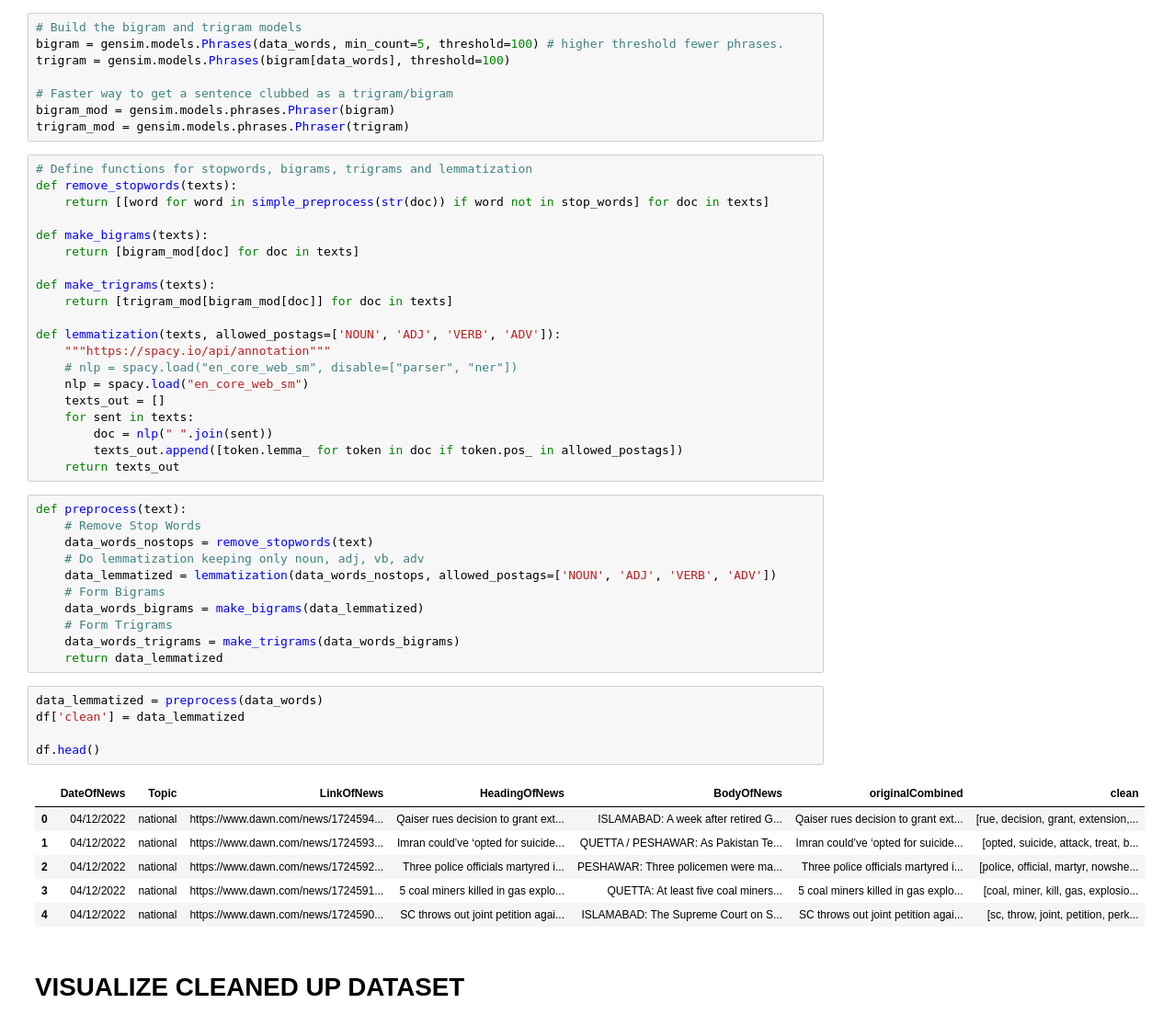
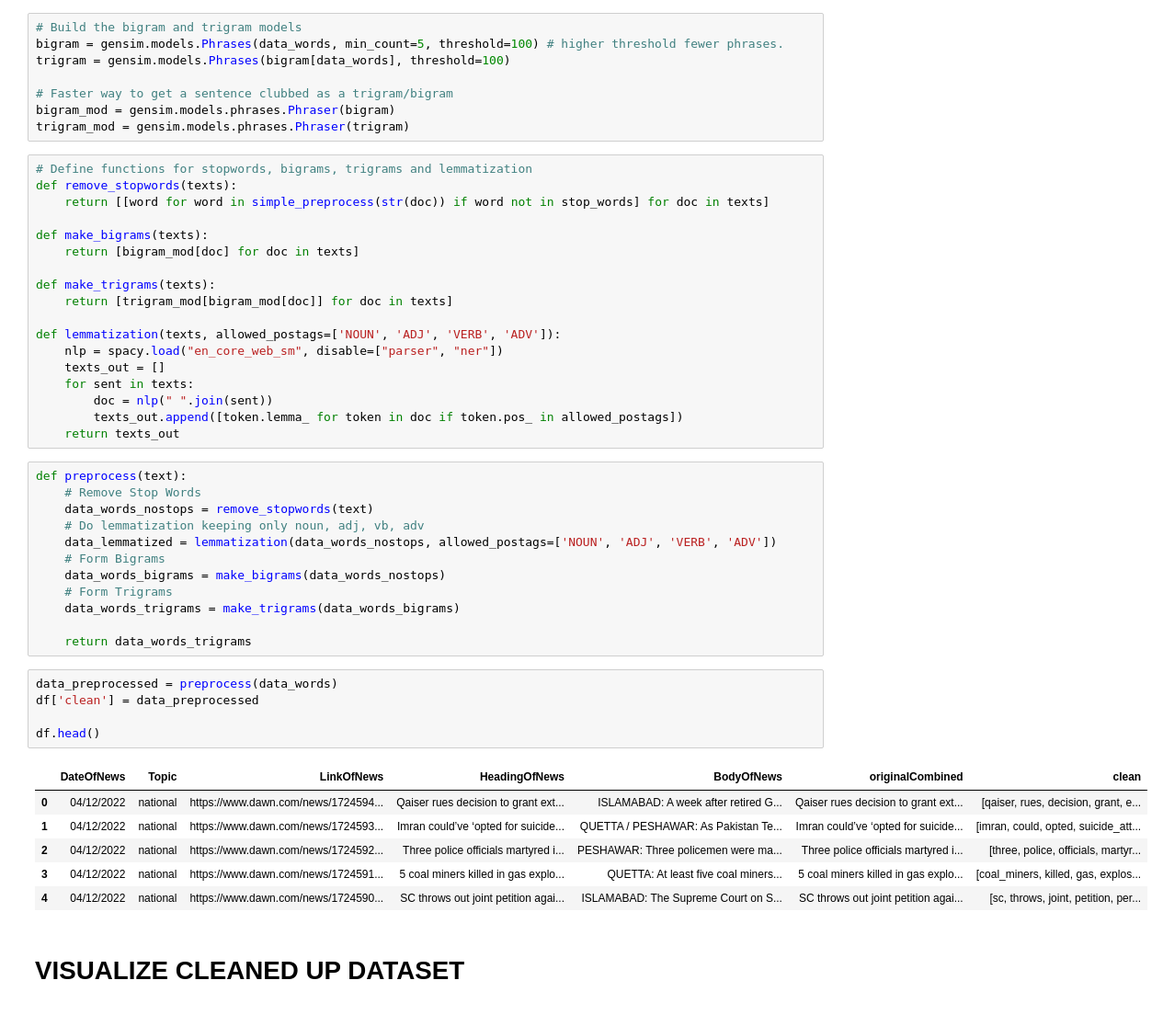
Before and after one commit to aniqurahman/FakeNewsMS, a Jupyter notebook: fakeNewsTimeSeries.ipynb, the cells around one changed output. Shown at 92% size. Drawn from its saved outputs; the diff is of its cells as text.

```diff
--- a/fakeNewsTimeSeries.ipynb
+++ b/fakeNewsTimeSeries.ipynb
@@ -108,9 +110,7 @@ def make_trigrams(texts):
     return [trigram_mod[bigram_mod[doc]] for doc in texts]
 
 def lemmatization(texts, allowed_postags=['NOUN', 'ADJ', 'VERB', 'ADV']):
-    """https://spacy.io/api/annotation"""
-    # nlp = spacy.load("en_core_web_sm", disable=["parser", "ner"])
-    nlp = spacy.load("en_core_web_sm")
+    nlp = spacy.load("en_core_web_sm", disable=["parser", "ner"])
     texts_out = []
     for sent in texts:
         doc = nlp(" ".join(sent))
@@ -123,22 +123,23 @@ def preprocess(text):
     # Do lemmatization keeping only noun, adj, vb, adv
     data_lemmatized = lemmatization(data_words_nostops, allowed_postags=['NOUN', 'ADJ', 'VERB', 'ADV'])
     # Form Bigrams
-    data_words_bigrams = make_bigrams(data_lemmatized)
+    data_words_bigrams = make_bigrams(data_words_nostops)
     # Form Trigrams
     data_words_trigrams = make_trigrams(data_words_bigrams)
-    return data_lemmatized
+
+    return data_words_trigrams
 # %%
-data_lemmatized = preprocess(data_words)
-df['clean'] = data_lemmatized
+data_preprocessed = preprocess(data_words)
+df['clean'] = data_preprocessed
 
 df.head()
 # %% [output]
 |  | DateOfNews | Topic | LinkOfNews | HeadingOfNews | BodyOfNews | originalCombined | clean |
-| 0 | 04/12/2022 | national | https://www.dawn.com/news/1724594... | Qaiser rues decision to grant ext... | ISLAMABAD: A week after retired G... | Qaiser rues decision to grant ext... | [rue, decision, grant, extension,... |
-| 1 | 04/12/2022 | national | https://www.dawn.com/news/1724593... | Imran could’ve ‘opted for suicide... | QUETTA / PESHAWAR: As Pakistan Te... | Imran could’ve ‘opted for suicide... | [opted, suicide, attack, treat, b... |
-| 2 | 04/12/2022 | national | https://www.dawn.com/news/1724592... | Three police officials martyred i... | PESHAWAR: Three policemen were ma... | Three police officials martyred i... | [police, official, martyr, nowshe... |
-| 3 | 04/12/2022 | national | https://www.dawn.com/news/1724591... | 5 coal miners killed in gas explo... | QUETTA: At least five coal miners... | 5 coal miners killed in gas explo... | [coal, miner, kill, gas, explosio... |
-| 4 | 04/12/2022 | national | https://www.dawn.com/news/1724590... | SC throws out joint petition agai... | ISLAMABAD: The Supreme Court on S... | SC throws out joint petition agai... | [sc, throw, joint, petition, perk... |
+| 0 | 04/12/2022 | national | https://www.dawn.com/news/1724594... | Qaiser rues decision to grant ext... | ISLAMABAD: A week after retired G... | Qaiser rues decision to grant ext... | [qaiser, rues, decision, grant, e... |
+| 1 | 04/12/2022 | national | https://www.dawn.com/news/1724593... | Imran could’ve ‘opted for suicide... | QUETTA / PESHAWAR: As Pakistan Te... | Imran could’ve ‘opted for suicide... | [imran, could, opted, suicide_att... |
+| 2 | 04/12/2022 | national | https://www.dawn.com/news/1724592... | Three police officials martyred i... | PESHAWAR: Three policemen were ma... | Three police officials martyred i... | [three, police, officials, martyr... |
+| 3 | 04/12/2022 | national | https://www.dawn.com/news/1724591... | 5 coal miners killed in gas explo... | QUETTA: At least five coal miners... | 5 coal miners killed in gas explo... | [coal_miners, killed, gas, explos... |
+| 4 | 04/12/2022 | national | https://www.dawn.com/news/1724590... | SC throws out joint petition agai... | ISLAMABAD: The Supreme Court on S... | SC throws out joint petition agai... | [sc, throws, joint, petition, per... |
 # %% [markdown]
 # VISUALIZE CLEANED UP DATASET
 # %%
```
Also changed, not shown: parts of 8 cells of this notebook.
